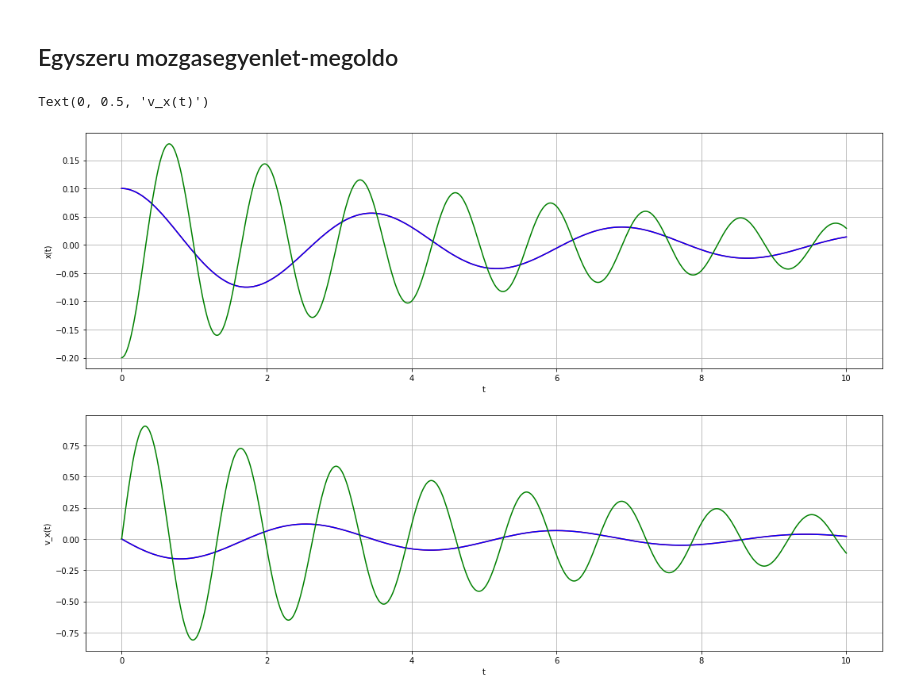
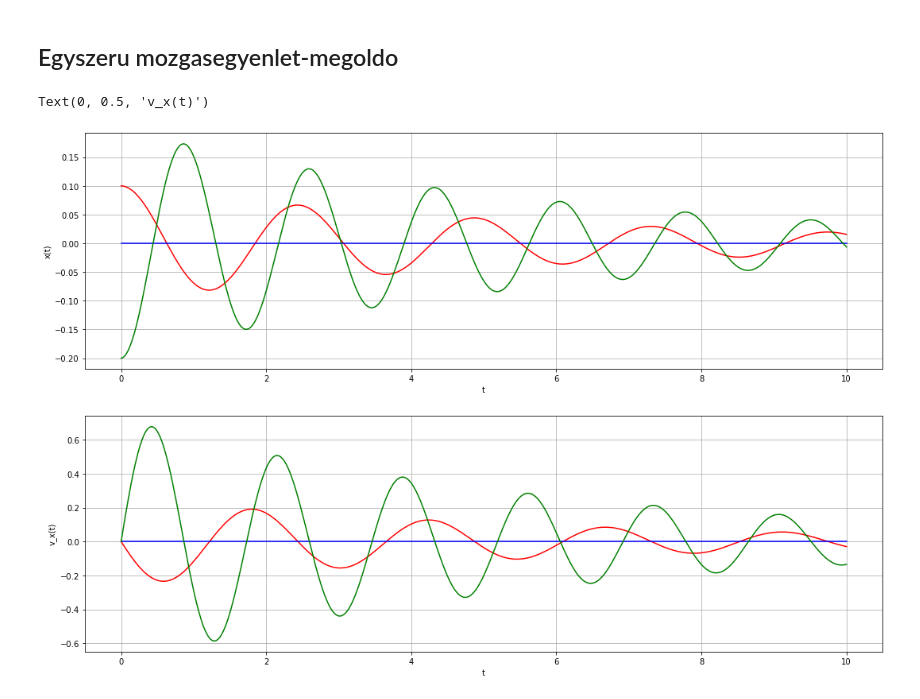
Before and after one commit to Pecneb/Physics, a Jupyter notebook: jupyter_python/rezgomozgasok/rezges-lenges_PeterBenceX89O8X.ipynb, the cells around one changed output. Cells and saved outputs as stored; diff of their text form; code cells hidden in the pictures.

```diff
--- a/jupyter_python/rezgomozgasok/rezges-lenges_PeterBenceX89O8X.ipynb
+++ b/jupyter_python/rezgomozgasok/rezges-lenges_PeterBenceX89O8X.ipynb
@@ -17,10 +18,10 @@ def lepes(xn, vn, m, F, dt):
 # 3D np.array elrendezese: x, y, z (z a fuggoleges irany)
 
 # Rugoallando
-D = 10.0
+D = 20.0
 
 # Inga
-L = 0.5
+L = 1.5
 G = np.array([0,0,-9.81], dtype=np.float64)
 
 # 3D rugo
@@ -50,7 +51,7 @@ def F_rugos_inga_kozeg(r, v, m):
     F = F_rugo_kozeg_lin(r, v, m) + F_inga(r, v, m)
     return F
 # %%
-x0 = np.array([0.1,0.1,-0.2], dtype=np.float64)
+x0 = np.array([0.1,0,-0.2], dtype=np.float64)
 v0 = np.array([0,0,0], dtype=np.float64)
 dt = 0.01
 m = 3.0
@@ -68,34 +69,34 @@ v_list = []
 while(t<=t_max+1e-6):
     t_list.append(t)
     v_list.append(v)
     x_list.append(x)
     x, v = lepes(x, v, m, F_fuggveny, dt)
     t += dt
 
 # tömbbé alakítjuk
 x_arr=np.asarray(x_list)
 v_arr=np.asarray(v_list)
 t_arr=np.asarray(t_list)
 
 # most kirajzoljuk
 fig=plt.figure(figsize=(18,12))
 ax1=fig.add_subplot(211) # két rész-grafikon
 ax2=fig.add_subplot(212)
 ax1.plot(t_list, x_arr[:,0], color="red") # az elsőbe az rx(t)
 ax1.plot(t_list, x_arr[:,1], color="blue")
 ax1.plot(t_list, x_arr[:,2], color="green")
 ax2.plot(t_list, v_arr[:,0], color="red")# a másodikba a vx(t)
 ax2.plot(t_list, v_arr[:,1], color="blue")
 ax2.plot(t_list, v_arr[:,2], color="green")
 ax1.grid()
 ax2.grid()
 ax1.set_xlabel("t")
 ax1.set_ylabel("x(t)")
 ax2.set_xlabel("t")
 ax2.set_ylabel("v_x(t)")
 # %% [output]
 Text(0, 0.5, 'v_x(t)')
-[figure, old version]
+[figure, new version]
 # %%
 # 3D plot
 fig2 = plt.figure(figsize=(15,15))
```
Also changed, not shown: parts of 3 cells of this notebook, 2 other files.
